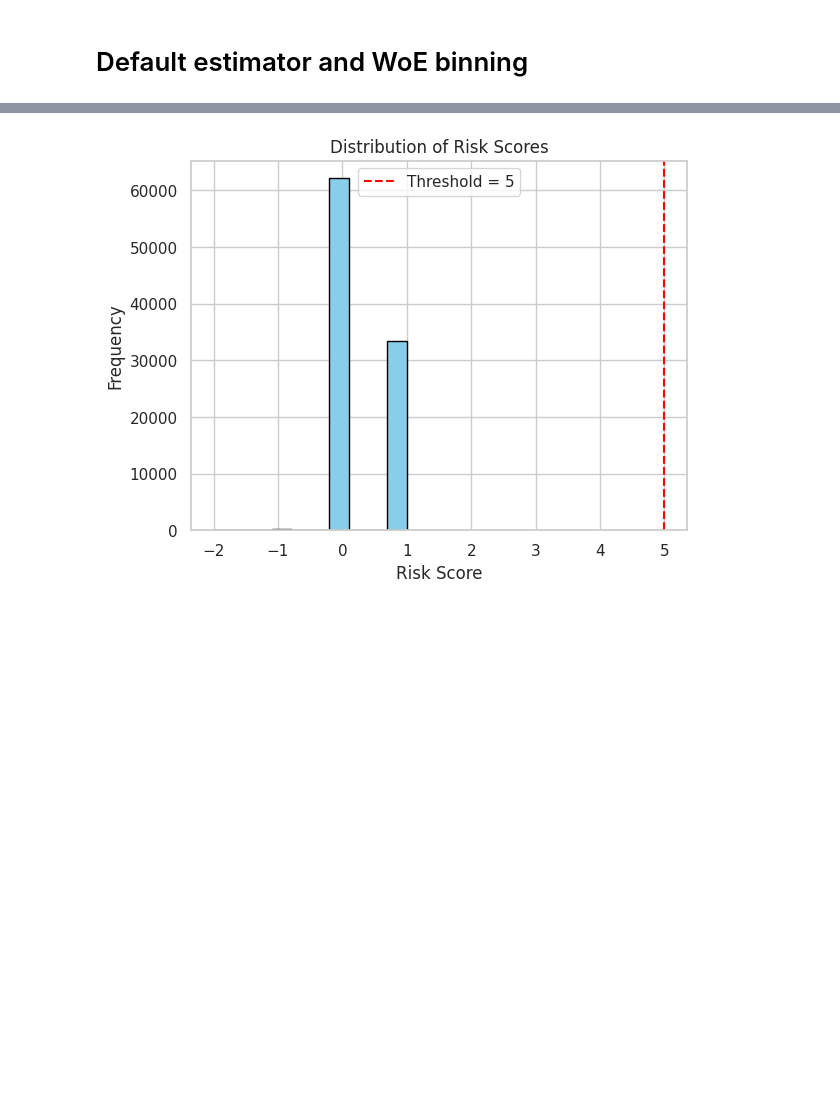
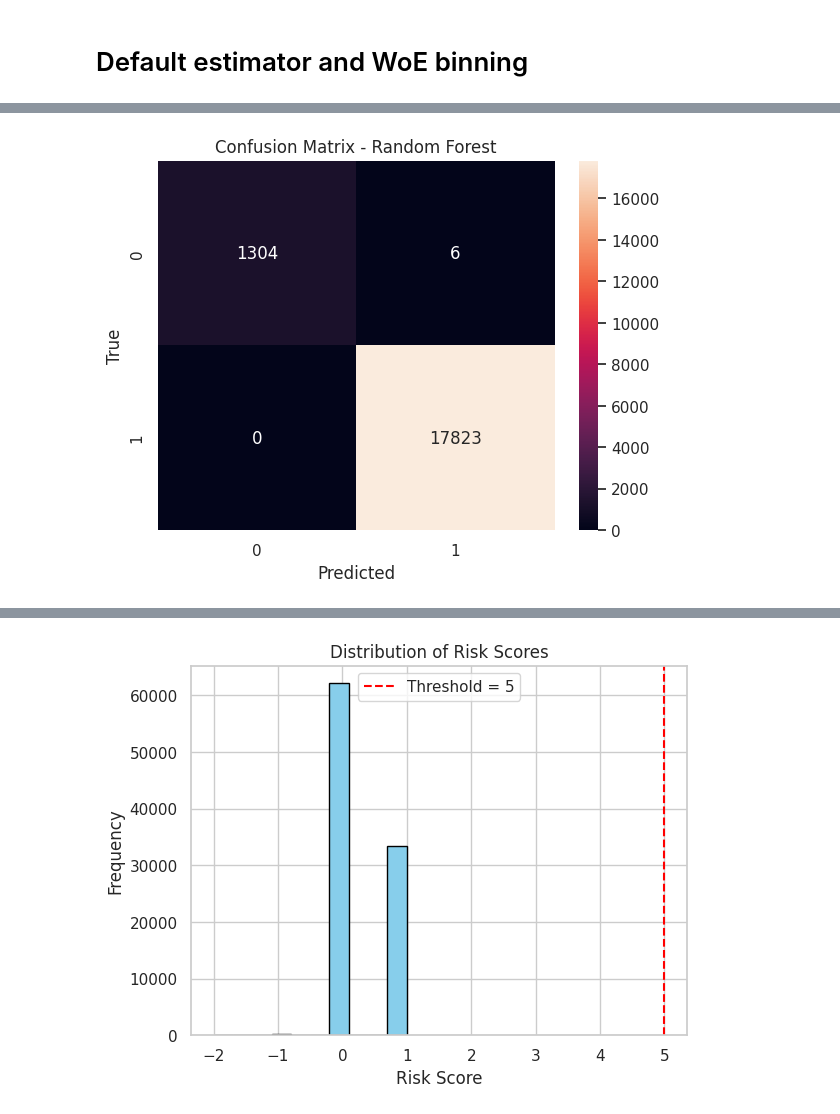
Before and after one commit to amannnnnyyyy/Credit-Scoring_and_Risk-Analysis, a Jupyter notebook: notebooks/credit_scoring_bati.ipynb, the cells around one changed output, grey strips where cells are left out. Cells and saved outputs as stored; diff of their text form; code cells hidden in the pictures; blank space fills up the shorter version.

Commit message:
models

```diff
--- a/notebooks/credit_scoring_bati.ipynb
+++ b/notebooks/credit_scoring_bati.ipynb
@@ -411,0 +491,3 @@ Index(['TransactionId', 'BatchId', 'AccountId', 'SubscriptionId', 'CustomerId',
+# %%
+data = pd.merge(data, rfms_classification, on='CustomerId', how='left')
+data.head()
@@ -411,0 +501,2 @@ Index(['TransactionId', 'BatchId', 'AccountId', 'SubscriptionId', 'CustomerId',
+# %%
+data['TotalRFMS'] = data['Recency'].astype(int) + data['Frequency'].astype(int) + data['Monetary'].astype(int) + data['Seasonality'].astype(int)
@@ -411,0 +573,5 @@ Index(['TransactionId', 'BatchId', 'AccountId', 'SubscriptionId', 'CustomerId',
+# %%
+total_bad = woe_df['Bad'].sum()
+total_good = woe_df['Good'].sum()
+
+print(f"Total Bad: {total_bad}, Total Good: {total_good}")
@@ -411,0 +886,19 @@ Index(['TransactionId', 'BatchId', 'AccountId', 'SubscriptionId', 'CustomerId',
+# %%
+from sklearn.model_selection import train_test_split
+from sklearn.ensemble import RandomForestClassifier
+from sklearn.metrics import classification_report, accuracy_score, roc_auc_score
+# Split the dataset
+X_train, X_test, y_train, y_test = train_test_split(X, y, test_size=0.2, random_state=42)
+
+# Train the Random Forest Classifier
+rf_model = RandomForestClassifier(random_state=42)
+rf_model.fit(X_train, y_train)
+
+# Make predictions
+rf_preds = rf_model.predict(X_test)
+rf_probs = rf_model.predict_proba(X_test)[:, 1]  # Probability estimates for ROC AUC
+
+# Evaluate the model
+print("Random Forest Accuracy:", accuracy_score(y_test, rf_preds))
+print("Random Forest ROC AUC:", roc_auc_score(y_test, rf_probs))
+print("Random Forest Classification Report:\n", classification_report(y_test, rf_preds))
@@ -411,0 +951,13 @@ Index(['TransactionId', 'BatchId', 'AccountId', 'SubscriptionId', 'CustomerId',
+# %%
+from sklearn.metrics import confusion_matrix
+import seaborn as sns
+import matplotlib.pyplot as plt
+
+cm = confusion_matrix(y_test, rf_preds)
+sns.heatmap(cm, annot=True, fmt='d')
+plt.xlabel('Predicted')
+plt.ylabel('True')
+plt.title('Confusion Matrix - Random Forest')
+plt.show()
+# %% [output]
+[figure, added]
```
Also changed, not shown: parts of 60 cells of this notebook, 5 other files.
